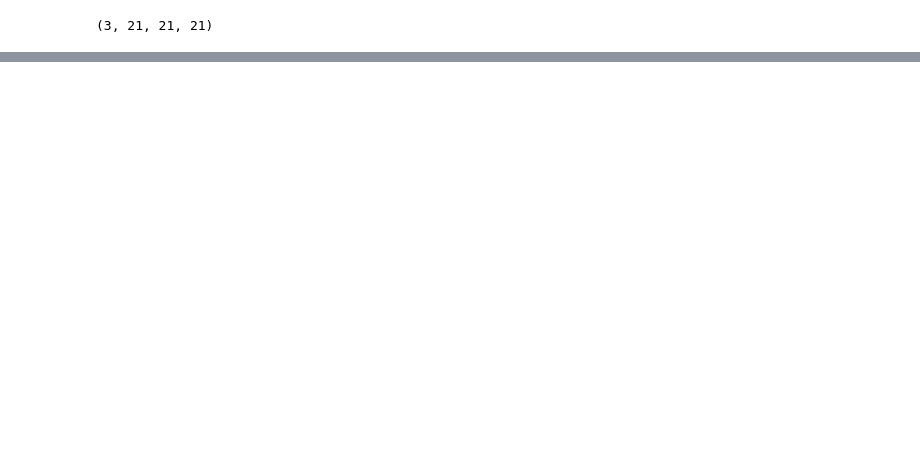
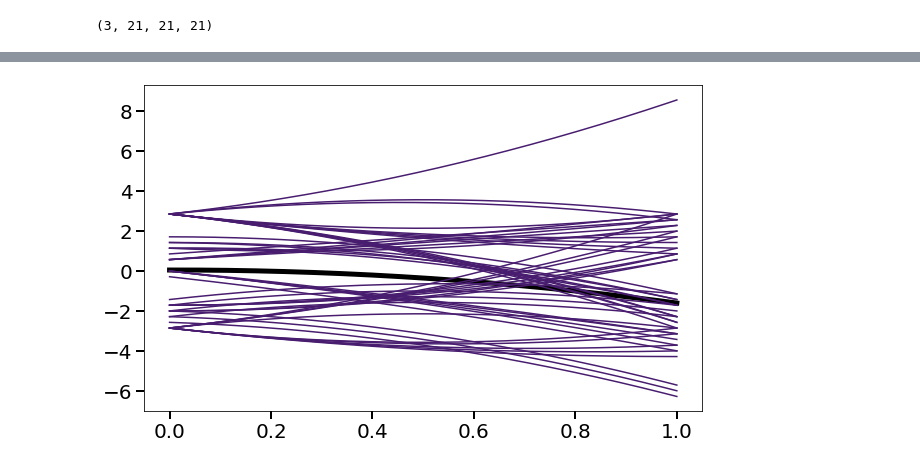
Before and after one commit to REAL-Pipetting/REinforced-Automaton-Learning-REAL-Pipetting, a Jupyter notebook: rlp/UCB/GP_BUCB_Example.ipynb, the cells around one changed output, grey strips where cells are left out. Saved outputs shown, nothing was run; the diff lists cells and outputs as text; code cells hidden in the pictures; blank space fills up the shorter version.

```diff
--- a/rlp/UCB/GP_BUCB_Example.ipynb
+++ b/rlp/UCB/GP_BUCB_Example.ipynb
@@ -330,0 +372,7 @@ plot_result_of_action_set(agent.X, cm=plt.cm.Blues, ncols=3)
+# %%
+# spectra toy model
+env = Environment(X, target)
+agent = ucb.BatchGPUCB(batch_size, param_space, env)
+# training loop
+for i in range(10):
+    agent.learn()
@@ -330,0 +384,29 @@ plot_result_of_action_set(agent.X, cm=plt.cm.Blues, ncols=3)
+# %%
+def plot_batch(Recomendations):
+    cm = plt.cm.viridis
+    ncols=3
+    fig, ax = plt.subplots(figsize=(10,6))
+    fontsize = 16
+
+    total_time_steps = Recomendations.shape[0]
+    Colors = cm(np.arange(total_time_steps)/(total_time_steps-1))
+
+    plt.plot(X, target, 'k-', linewidth=5, label="Target")
+
+    for i in range(total_time_steps):
+        action =  Recomendations[i]
+        low_action = add_systematic_low_to_actions(action)
+        plt.plot(X, get_output(low_action, X), '-', c=Colors[t])
+        i += 1
+
+    plt.xticks(fontsize=fontsize+4)
+    plt.yticks(fontsize=fontsize+4)
+
+    ax.tick_params(direction='out', width=2, length=8)
+    ax.tick_params(direction='out', which='minor', width=1, length=5)
+
+    plt.show()
+
+plot_batch(Recs)
+# %% [output]
+[figure, added]
```
Also changed, not shown: parts of 21 cells of this notebook, 1 other file.
